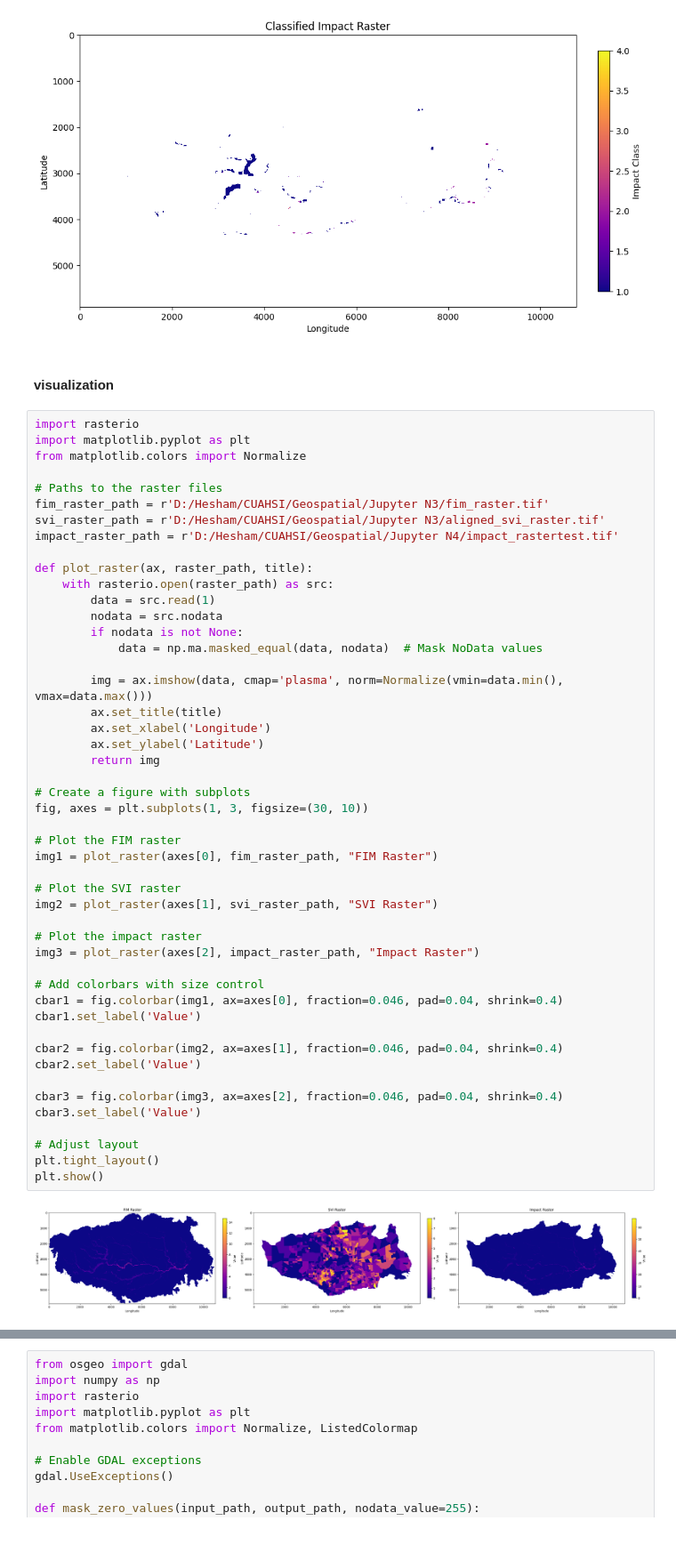
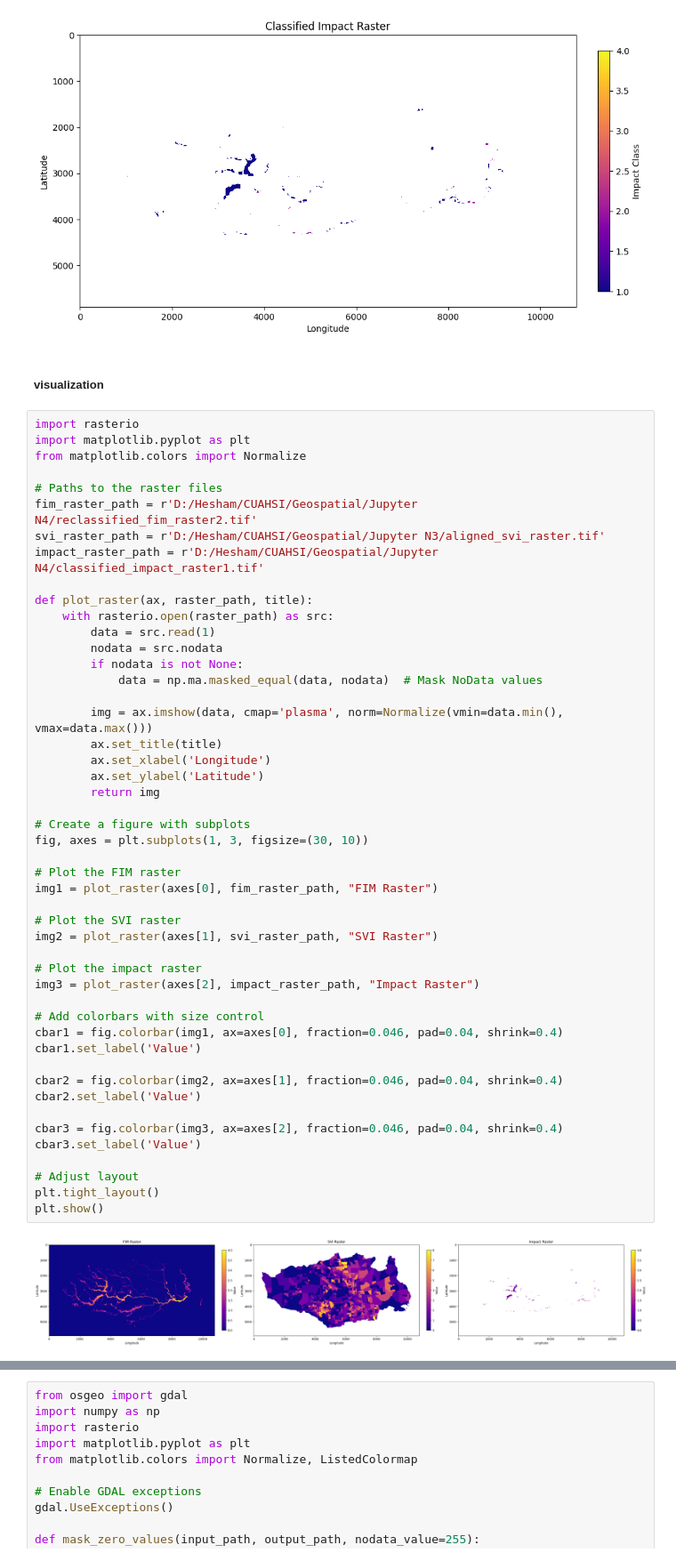
Before and after one commit to clynwatts/Impact_Map_Forecasting, a Jupyter notebook: Flood Impact Map.ipynb, the cells around one changed output, grey strips where cells are left out. Shown at 89% size. Cells and saved outputs as stored; diff of their text form.

```diff
--- a/Flood Impact Map.ipynb
+++ b/Flood Impact Map.ipynb
@@ -614,16 +622,16 @@ Classified data range: -9999.0 to 4.0
 Classified impact map has been saved.
 [figure]
 # %% [markdown]
-#### visualization
+##### visualization
 # %%
 import rasterio
 import matplotlib.pyplot as plt
 from matplotlib.colors import Normalize
 
 # Paths to the raster files
-fim_raster_path = r'D:/Hesham/CUAHSI/Geospatial/Jupyter N3/fim_raster.tif'
+fim_raster_path = r'D:/Hesham/CUAHSI/Geospatial/Jupyter N4/reclassified_fim_raster2.tif'
 svi_raster_path = r'D:/Hesham/CUAHSI/Geospatial/Jupyter N3/aligned_svi_raster.tif'
-impact_raster_path = r'D:/Hesham/CUAHSI/Geospatial/Jupyter N4/impact_rastertest.tif'
+impact_raster_path = r'D:/Hesham/CUAHSI/Geospatial/Jupyter N4/classified_impact_raster1.tif'
 
 def plot_raster(ax, raster_path, title):
     with rasterio.open(raster_path) as src:
@@ -637,31 +645,31 @@ def plot_raster(ax, raster_path, title):
         ax.set_xlabel('Longitude')
         ax.set_ylabel('Latitude')
         return img
 
 # Create a figure with subplots
 fig, axes = plt.subplots(1, 3, figsize=(30, 10))
 
 # Plot the FIM raster
 img1 = plot_raster(axes[0], fim_raster_path, "FIM Raster")
 
 # Plot the SVI raster
 img2 = plot_raster(axes[1], svi_raster_path, "SVI Raster")
 
 # Plot the impact raster
 img3 = plot_raster(axes[2], impact_raster_path, "Impact Raster")
 
 # Add colorbars with size control
 cbar1 = fig.colorbar(img1, ax=axes[0], fraction=0.046, pad=0.04, shrink=0.4)
 cbar1.set_label('Value')
 
 cbar2 = fig.colorbar(img2, ax=axes[1], fraction=0.046, pad=0.04, shrink=0.4)
 cbar2.set_label('Value')
 
 cbar3 = fig.colorbar(img3, ax=axes[2], fraction=0.046, pad=0.04, shrink=0.4)
 cbar3.set_label('Value')
 
 # Adjust layout
 plt.tight_layout()
 plt.show()
 # %% [output]
-[figure, old version]
+[figure, new version]
```
Also changed, not shown: parts of 6 cells of this notebook.
